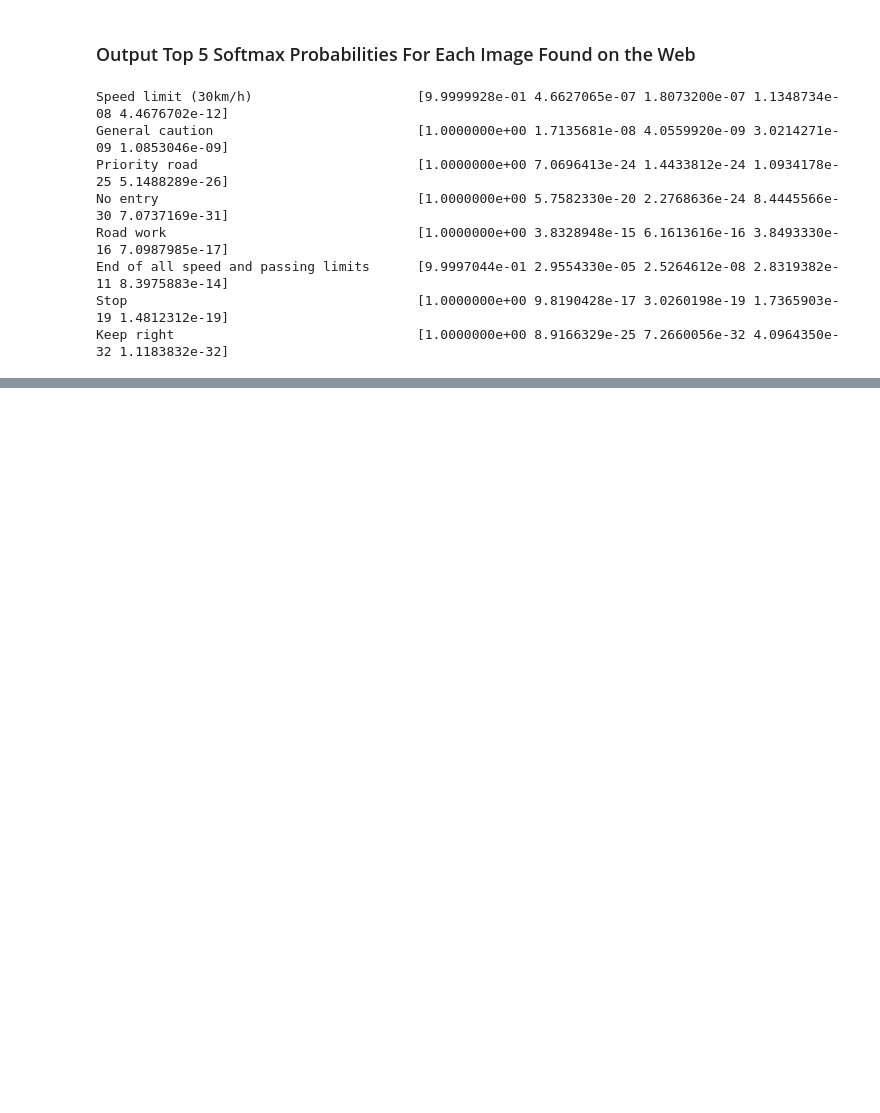
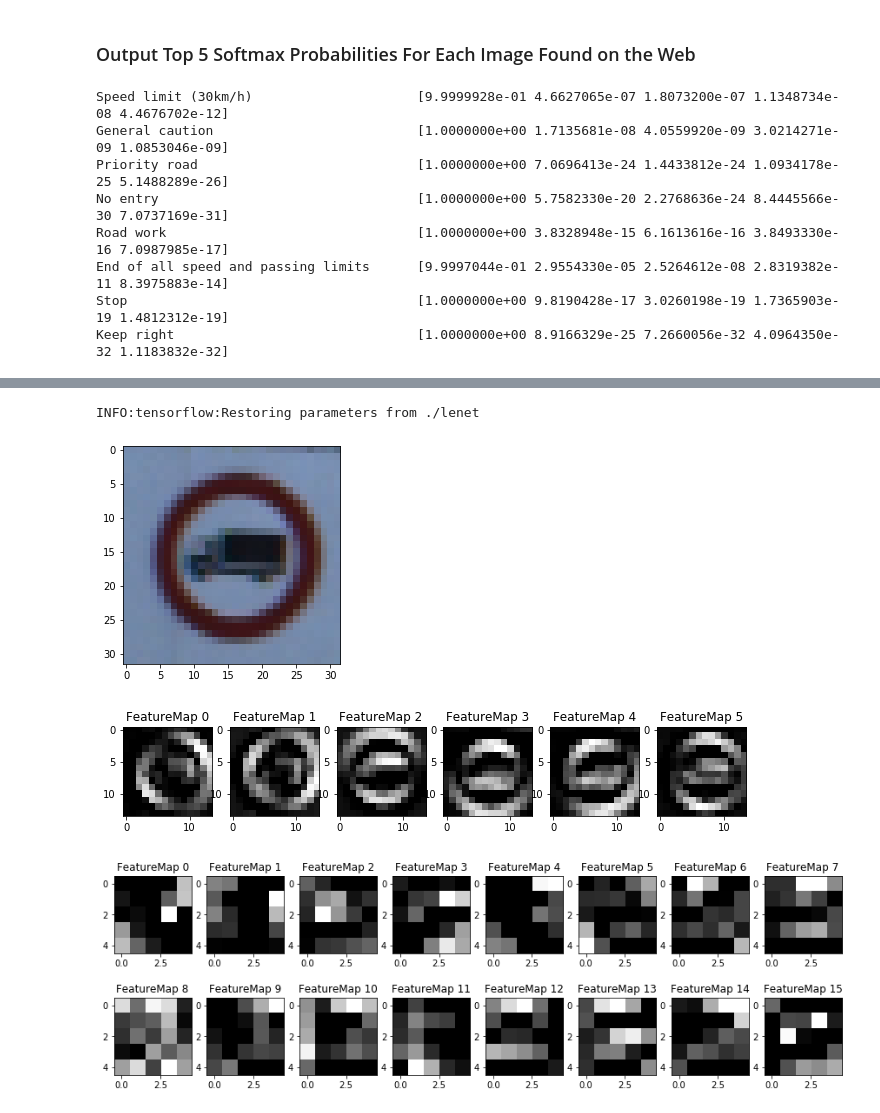
Before and after one commit to andriikushch/CarND-Traffic-Sign-Classifier-Project, a Jupyter notebook: Traffic_Sign_Classifier.ipynb, the cells around one changed output, grey strips where cells are left out. Saved outputs shown, nothing was run; the diff lists cells and outputs as text; code cells hidden in the pictures; blank space fills up the shorter version.

```diff
--- a/Traffic_Sign_Classifier.ipynb
+++ b/Traffic_Sign_Classifier.ipynb
@@ -478,3 +535,19 @@ def outputFeatureMap(image_input, tf_activation, activation_min=-1, activation_m
             plt.imshow(activation[0,:,:, featuremap], interpolation="nearest", vmin=activation_min, cmap="gray")
         else:
             plt.imshow(activation[0,:,:, featuremap], interpolation="nearest", cmap="gray")
+# %%
+with tf.Session() as sess:
+    random_image = X_test_normalized[0].reshape(1, 32,32,1)
+    sess.run(tf.global_variables_initializer())
+    saver = tf.train.import_meta_graph('./lenet.meta')
+    saver.restore(sess, "./lenet")
+
+    plt.imshow(X_test[0])
+    plt.show()
+    outputFeatureMap(random_image, _conv1, plt_num=1)
+    outputFeatureMap(random_image, _conv2, plt_num=2)
+# %% [output]
+INFO:tensorflow:Restoring parameters from ./lenet
+[figure, added]
+[figure, added]
+[figure, added]
```
Also changed, not shown: parts of 23 cells of this notebook, 9 other files.
